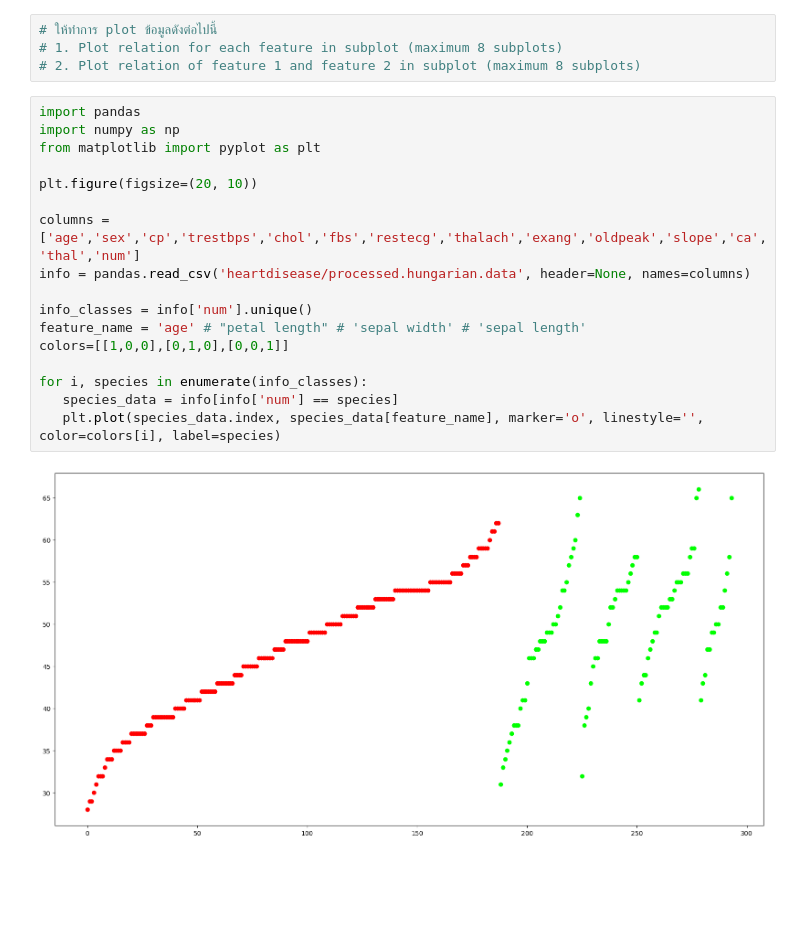
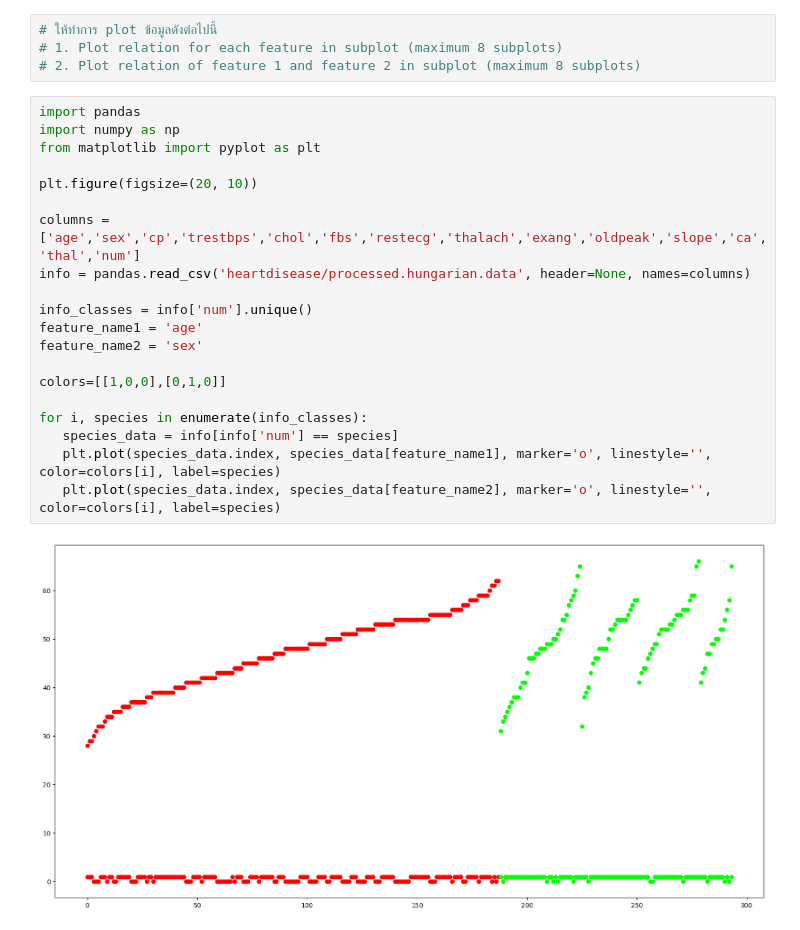
Before and after one commit to LABforLeraning/AI, a Jupyter notebook: Assignment-05.ipynb, the cells around one changed output. Drawn from its saved outputs; the diff is of its cells as text; blank space fills up the shorter version.

```diff
--- a/Assignment-05.ipynb
+++ b/Assignment-05.ipynb
@@ -13,19 +13,22 @@
 # %%
 import pandas
 import numpy as np
 from matplotlib import pyplot as plt
 
 plt.figure(figsize=(20, 10))
 
 columns = ['age','sex','cp','trestbps','chol','fbs','restecg','thalach','exang','oldpeak','slope','ca','thal','num']
 info = pandas.read_csv('heartdisease/processed.hungarian.data', header=None, names=columns)
 
 info_classes = info['num'].unique()
-feature_name = 'age' # "petal length" # 'sepal width' # 'sepal length'
-colors=[[1,0,0],[0,1,0],[0,0,1]]
+feature_name1 = 'age'
+feature_name2 = 'sex'
+
+colors=[[1,0,0],[0,1,0]]
 
 for i, species in enumerate(info_classes):
    species_data = info[info['num'] == species]
-   plt.plot(species_data.index, species_data[feature_name], marker='o', linestyle='', color=colors[i], label=species)
+   plt.plot(species_data.index, species_data[feature_name1], marker='o', linestyle='', color=colors[i], label=species)
+   plt.plot(species_data.index, species_data[feature_name2], marker='o', linestyle='', color=colors[i], label=species)
 # %% [output]
-[figure, old version]
+[figure, new version]
```
